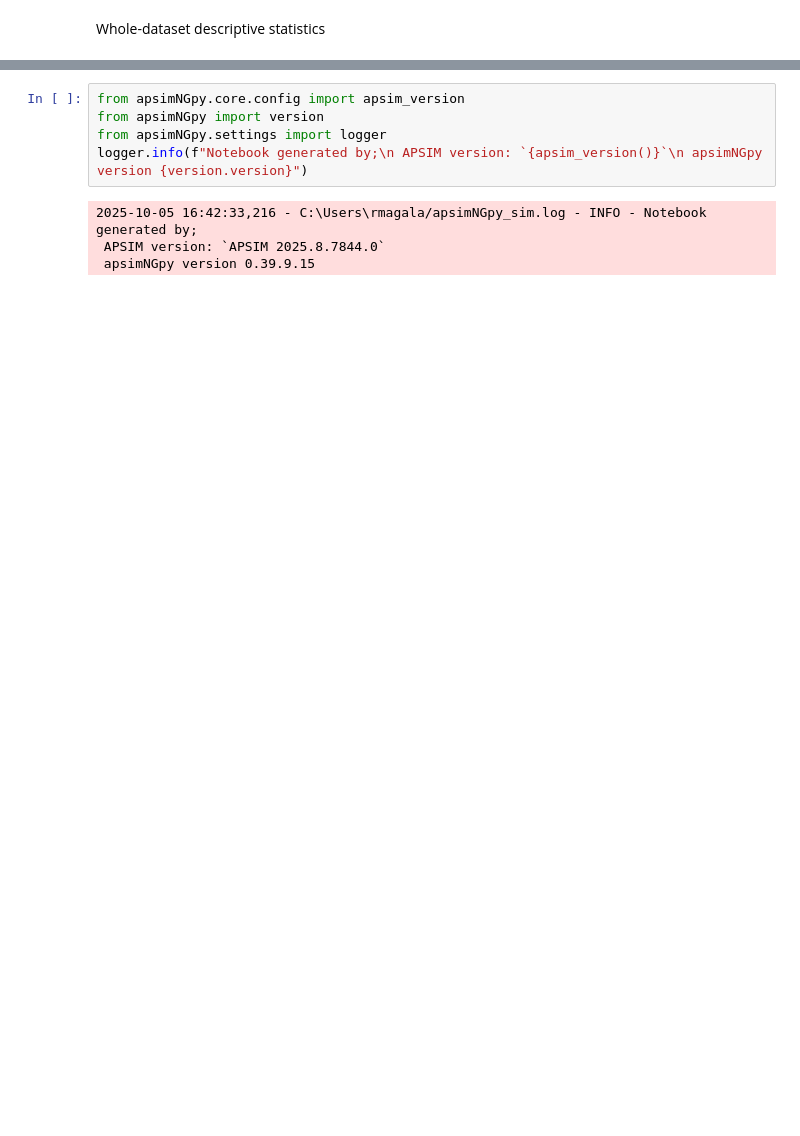
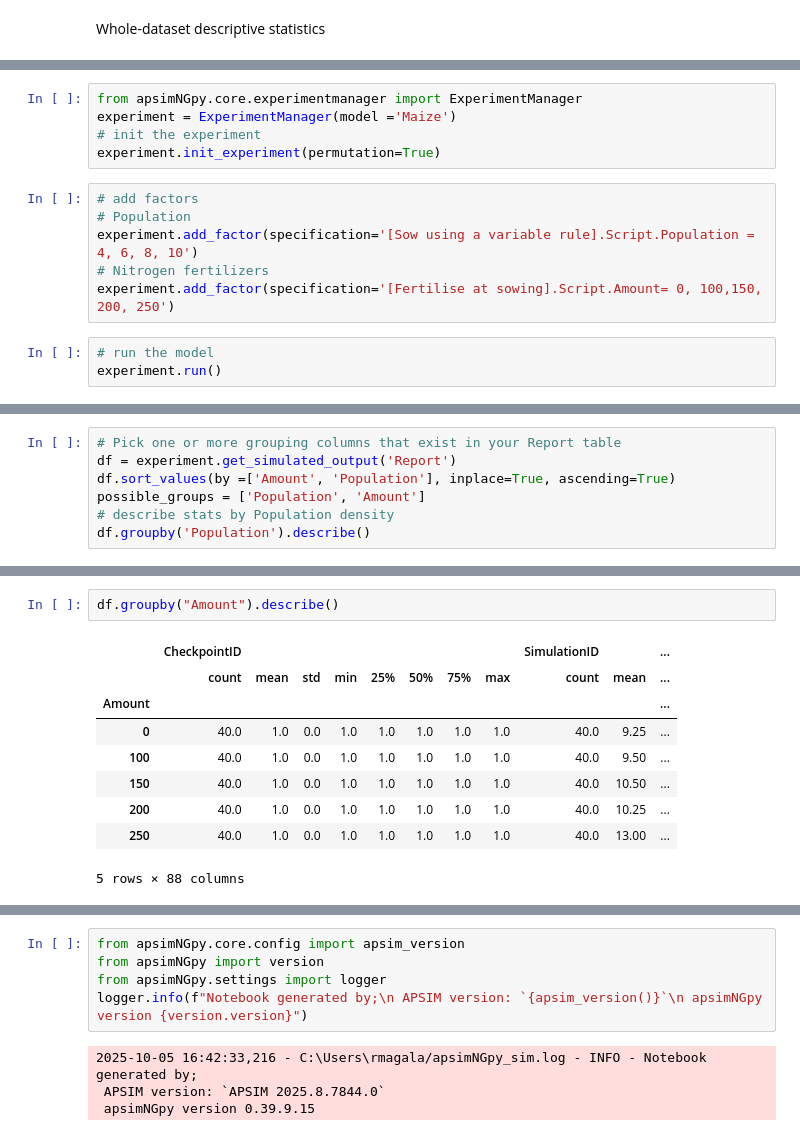
Before and after one commit to MAGALA-RICHARD/apsimNGpy, a Jupyter notebook: apsimNGpy/example_jupiter_notebooks/descriptive_stats.ipynb, the cells around one changed output, grey strips where cells are left out. Cells and saved outputs as stored; diff of their text form; blank space fills up the shorter version.

```diff
--- a/apsimNGpy/example_jupiter_notebooks/descriptive_stats.ipynb
+++ b/apsimNGpy/example_jupiter_notebooks/descriptive_stats.ipynb
@@ -72,0 +73,14 @@ For this example, we need the `ExperimentManager`` Class
+# %%
+from apsimNGpy.core.experimentmanager import ExperimentManager
+experiment = ExperimentManager(model ='Maize')
+# init the experiment
+experiment.init_experiment(permutation=True)
+# %%
+# add factors
+# Population
+experiment.add_factor(specification='[Sow using a variable rule].Script.Population = 4, 6, 8, 10')
+# Nitrogen fertilizers
+experiment.add_factor(specification='[Fertilise at sowing].Script.Amount= 0, 100,150, 200, 250')
+# %%
+# run the model
+experiment.run()
@@ -72,0 +89,7 @@ For this example, we need the `ExperimentManager`` Class
+# %%
+# Pick one or more grouping columns that exist in your Report table
+df = experiment.get_simulated_output('Report')
+df.sort_values(by =['Amount', 'Population'], inplace=True, ascending=True)
+possible_groups = ['Population', 'Amount']
+# describe stats by Population density
+df.groupby('Population').describe()
@@ -72,0 +105,12 @@ For this example, we need the `ExperimentManager`` Class
+# %%
+df.groupby("Amount").describe()
+# %% [output]
+|  | CheckpointID |  |  |  |  |  |  |  | SimulationID |  | ... |
+|  | count | mean | std | min | 25% | 50% | 75% | max | count | mean | ... |
+| Amount |  |  |  |  |  |  |  |  |  |  | ... |
+| 0 | 40.0 | 1.0 | 0.0 | 1.0 | 1.0 | 1.0 | 1.0 | 1.0 | 40.0 | 9.25 | ... |
+| 100 | 40.0 | 1.0 | 0.0 | 1.0 | 1.0 | 1.0 | 1.0 | 1.0 | 40.0 | 9.50 | ... |
+| 150 | 40.0 | 1.0 | 0.0 | 1.0 | 1.0 | 1.0 | 1.0 | 1.0 | 40.0 | 10.50 | ... |
+| 200 | 40.0 | 1.0 | 0.0 | 1.0 | 1.0 | 1.0 | 1.0 | 1.0 | 40.0 | 10.25 | ... |
+| 250 | 40.0 | 1.0 | 0.0 | 1.0 | 1.0 | 1.0 | 1.0 | 1.0 | 40.0 | 13.00 | ... |
+5 rows × 88 columns
```
Also changed, not shown: parts of 7 cells of this notebook.
